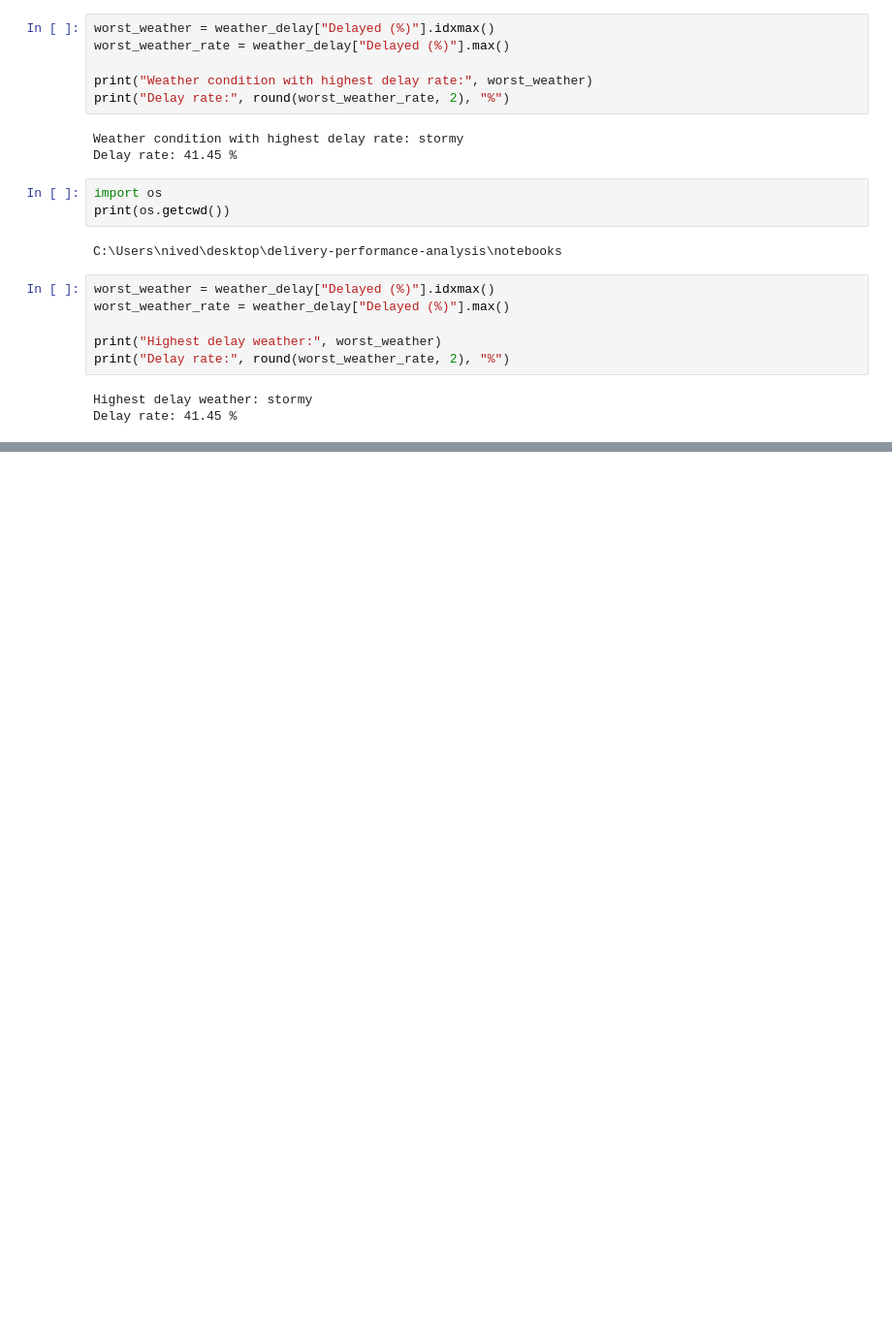
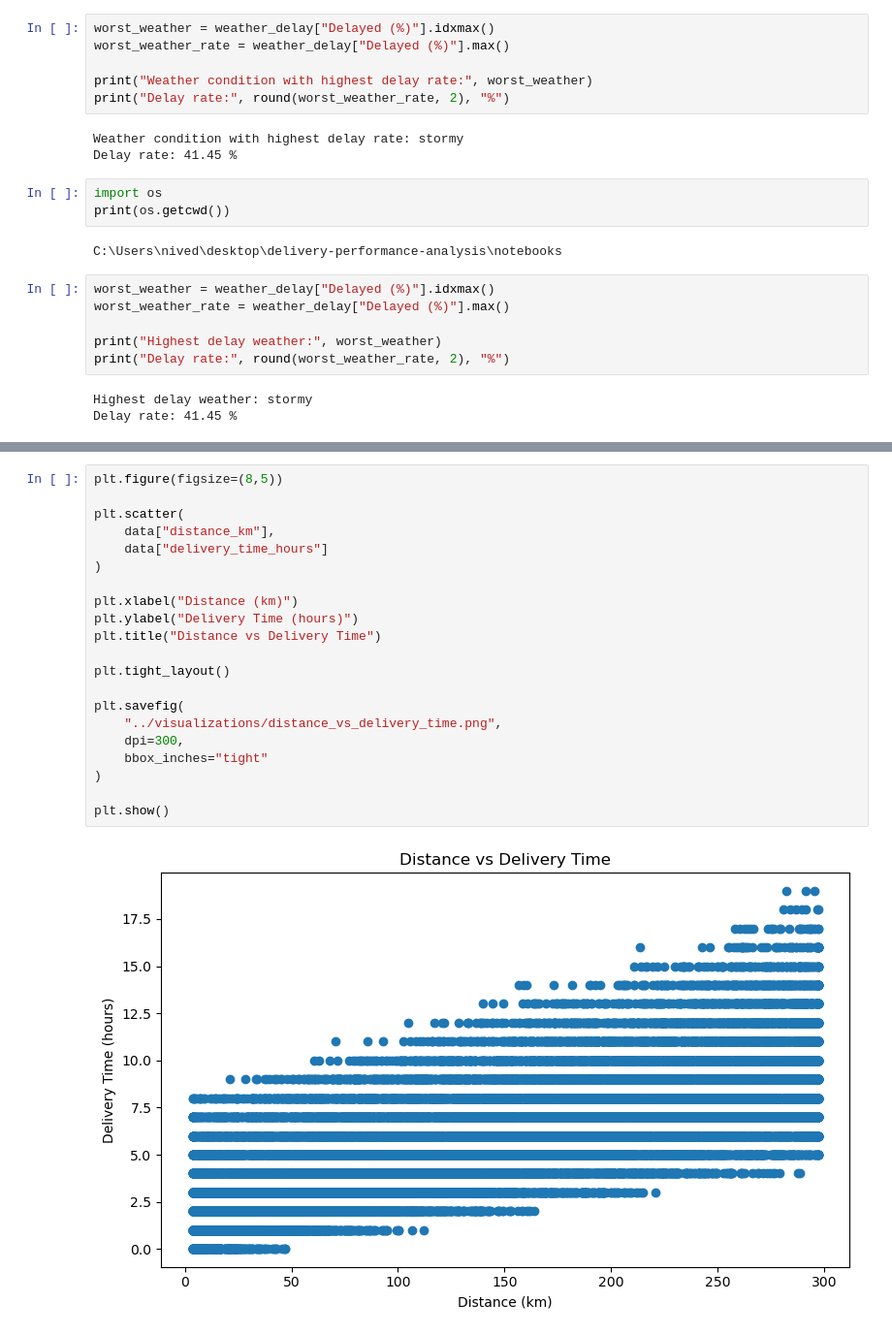
Before and after one commit to KNivedithaS/delivery-performance-analysis, a Jupyter notebook: notebooks/delivery_analysis.ipynb, the cells around one changed output, grey strips where cells are left out. Shown at 97% size. Cells and saved outputs as stored; diff of their text form; blank space fills up the shorter version.

```diff
--- a/notebooks/delivery_analysis.ipynb
+++ b/notebooks/delivery_analysis.ipynb
@@ -386,0 +462,23 @@ Delay rate: 41.45 %
+# %%
+plt.figure(figsize=(8,5))
+
+plt.scatter(
+    data["distance_km"],
+    data["delivery_time_hours"]
+)
+
+plt.xlabel("Distance (km)")
+plt.ylabel("Delivery Time (hours)")
+plt.title("Distance vs Delivery Time")
+
+plt.tight_layout()
+
+plt.savefig(
+    "../visualizations/distance_vs_delivery_time.png",
+    dpi=300,
+    bbox_inches="tight"
+)
+
+plt.show()
+# %% [output]
+[figure, added]
```
Also changed, not shown: parts of 4 cells of this notebook, 5 other files.
